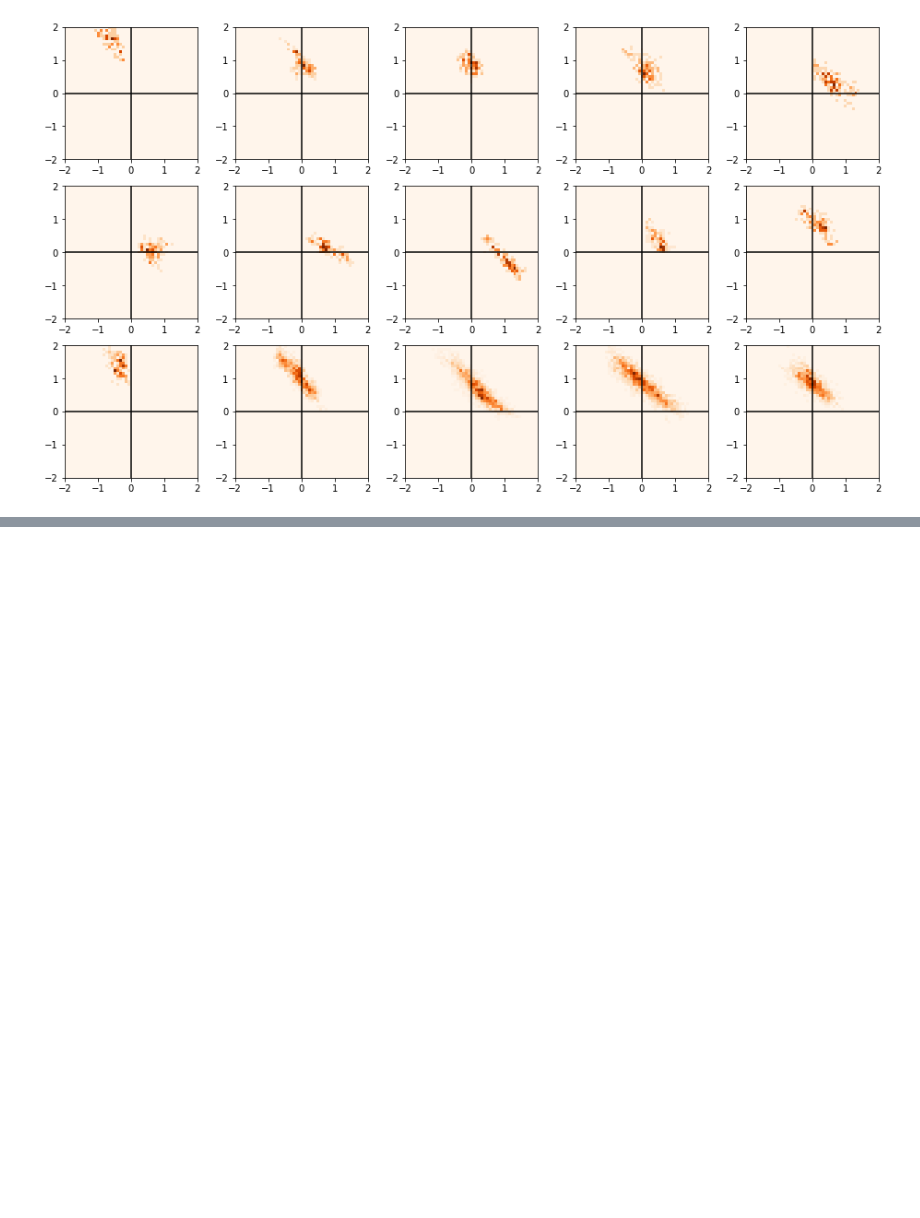
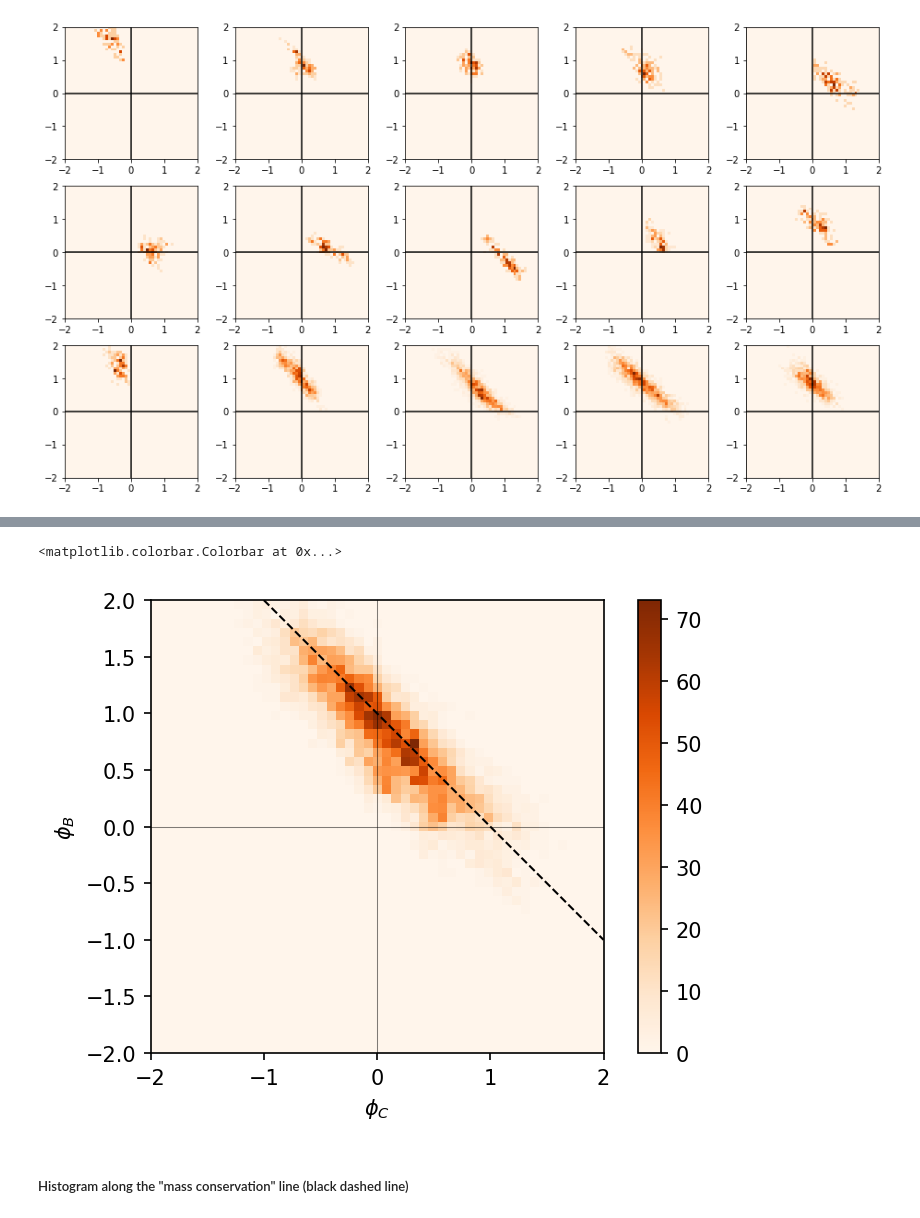
Before and after one commit to ZLoverty/AN, a Jupyter notebook: Code/Active nematics data analysis.ipynb, the cells around one changed output, grey strips where cells are left out. Drawn from its saved outputs; the diff is of its cells as text; code cells hidden in the pictures; blank space fills up the shorter version.

```diff
--- a/Code/Active nematics data analysis.ipynb
+++ b/Code/Active nematics data analysis.ipynb
@@ -527,0 +550,8 @@ for n in range(4, 19):
+# %%
+flowrate_folder = r"E:\AN\10172022\channel_flowrate_rb"
+l = readdata(flowrate_folder, "csv")
+flow_list = []
+for num, i in l.iterrows():
+    flow_data = pd.read_csv(i.Dir)
+    flow_list.append(flow_data)
+data = pd.concat(flow_list)
@@ -527,0 +574,20 @@ for n in range(4, 19):
+# %%
+norm_data = data.copy()
+norm_data[["crop-0", "crop-1", "crop-2"]] /= norm_data["crop-0"].mean()
+H, xedges, yedges = np.histogram2d(norm_data["crop-1"], norm_data["crop-2"], bins=[np.linspace(-2, 2, 50), np.linspace(-2, 2, 50)])
+plt.figure(dpi=150)
+plt.imshow(H, interpolation='nearest', origin='lower',
+        extent=[xedges[0], xedges[-1], yedges[0], yedges[-1]], cmap="Oranges")
+# plt.xlim([-2, 2])
+# plt.ylim([-2, 2])
+plt.plot([-2, 2], [0, 0], color="black", lw=0.5, alpha=0.5)
+plt.plot([0, 0], [-2, 2], color="black", lw=0.5, alpha=0.5)
+plt.plot([-1, 2], [2, -1], color="black", ls="--", lw=1)
+plt.xlabel("$\phi_C$")
+plt.ylabel("$\phi_B$")
+plt.colorbar()
+# %% [output]
+<matplotlib.colorbar.Colorbar at 0x...>
+[figure, added]
+# %% [markdown]
+##### Histogram along the "mass conservation" line (black dashed line)
```
Also changed, not shown: parts of 12 cells of this notebook, 1 other file.
